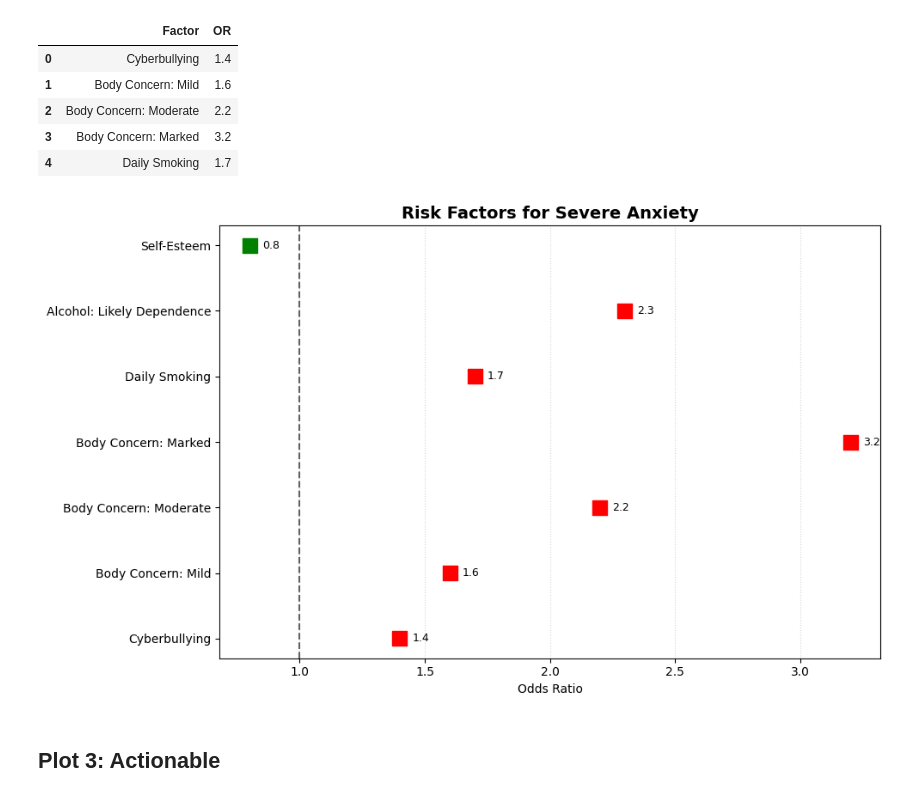
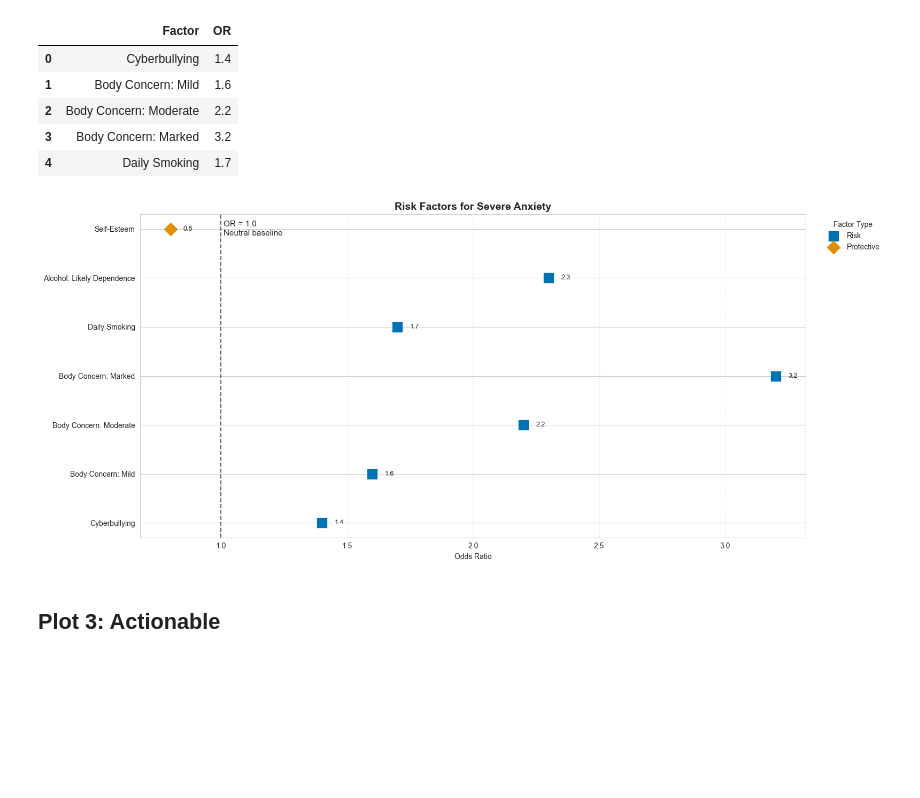
Before and after one commit to cherylololol/DSA4262, a Jupyter notebook: Assignment 1/DSA4262 Assignment 1.ipynb, the cells around one changed output. Cells and saved outputs as stored; diff of their text form; code cells hidden in the pictures; blank space fills up the shorter version.

```diff
--- a/Assignment 1/DSA4262 Assignment 1.ipynb
+++ b/Assignment 1/DSA4262 Assignment 1.ipynb
@@ -10,6 +12,9 @@ Cheryl Lee (Li Jia Xuan) A0262272J
 import pandas as pd
 import matplotlib.pyplot as plt
 import seaborn as sns
+# %%
+sns.set_palette("colorblind")
+sns.set_style("whitegrid")
 # %%
 df = pd.read_csv("../Assignment 1/data/IHME-GBD_2023_DATA-71f9759e-1.csv", header=0)
 df.head()
@@ -98,30 +107,48 @@ df2.head()
 # %%
 df2["Factor"] = pd.Categorical(
     df2["Factor"],
     categories=plot2_data["Factor"],
     ordered=True
 )
 df2 = df2.sort_values("Factor")
 
-df2["Type"] = df2["OR"].apply(lambda x: "Protective" if x < 1 else "Risk")
-colors = df2["Type"].map({"Protective": "green", "Risk": "red"}).tolist()
+risk = df2[df2["OR"] >= 1]
+prot = df2[df2["OR"] < 1]
 
-plt.figure(figsize=(10, 6))
-plt.scatter(df2["OR"], df2["Factor"], color=colors, s=150, marker="s", zorder=3)
-plt.axvline(1, color="black", linestyle="--", alpha=0.6)
+plt.figure(figsize=(16, 7))
+plt.scatter(risk["OR"], risk["Factor"], s=150, marker="s", label="Risk")
+plt.scatter(prot["OR"], prot["Factor"], s=150, marker="D", label="Protective")
+plt.axvline(1, linestyle="--", color="black", alpha=0.6)
+
+plt.text(
+    1.01, 0.98,
+    "OR = 1.0\nNeutral baseline",
+    transform=plt.gca().get_xaxis_transform(),
+    fontsize=11,
+    ha='left',
+    va='top'
+)
+
+
+plt.legend(
+    title="Factor Type",
+    frameon=False,
+    bbox_to_anchor=(1.02, 1),
+    loc='upper left'
+)
 
 plt.title("Risk Factors for Severe Anxiety", fontsize=14, fontweight="bold")
 plt.xlabel("Odds Ratio")
 plt.grid(axis="x", linestyle=":", alpha=0.5)
 
 for _, row in df2.iterrows():
     plt.text(row["OR"] + 0.05, row["Factor"], f'{row["OR"]:.1f}', va="center", fontsize=9)
 
 plt.tight_layout()
 plt.savefig("plot2_micro.png")
 plt.show()
 # %% [output]
-[figure, old version]
+[figure, new version]
 # %% [markdown]
 ## Plot 3: Actionable
 # %% [markdown]
```
Also changed, not shown: parts of 3 cells of this notebook, 4 other files.
